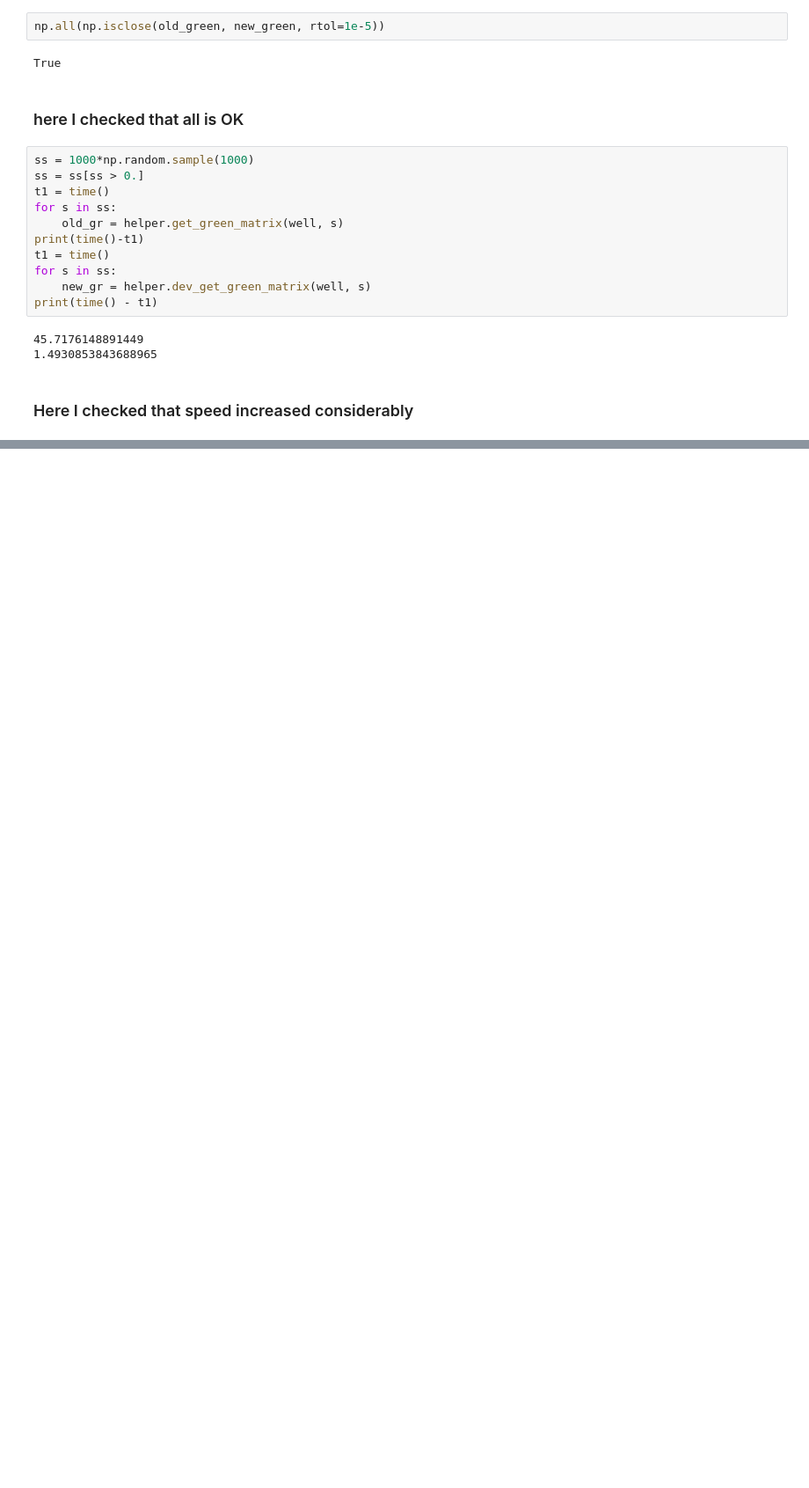
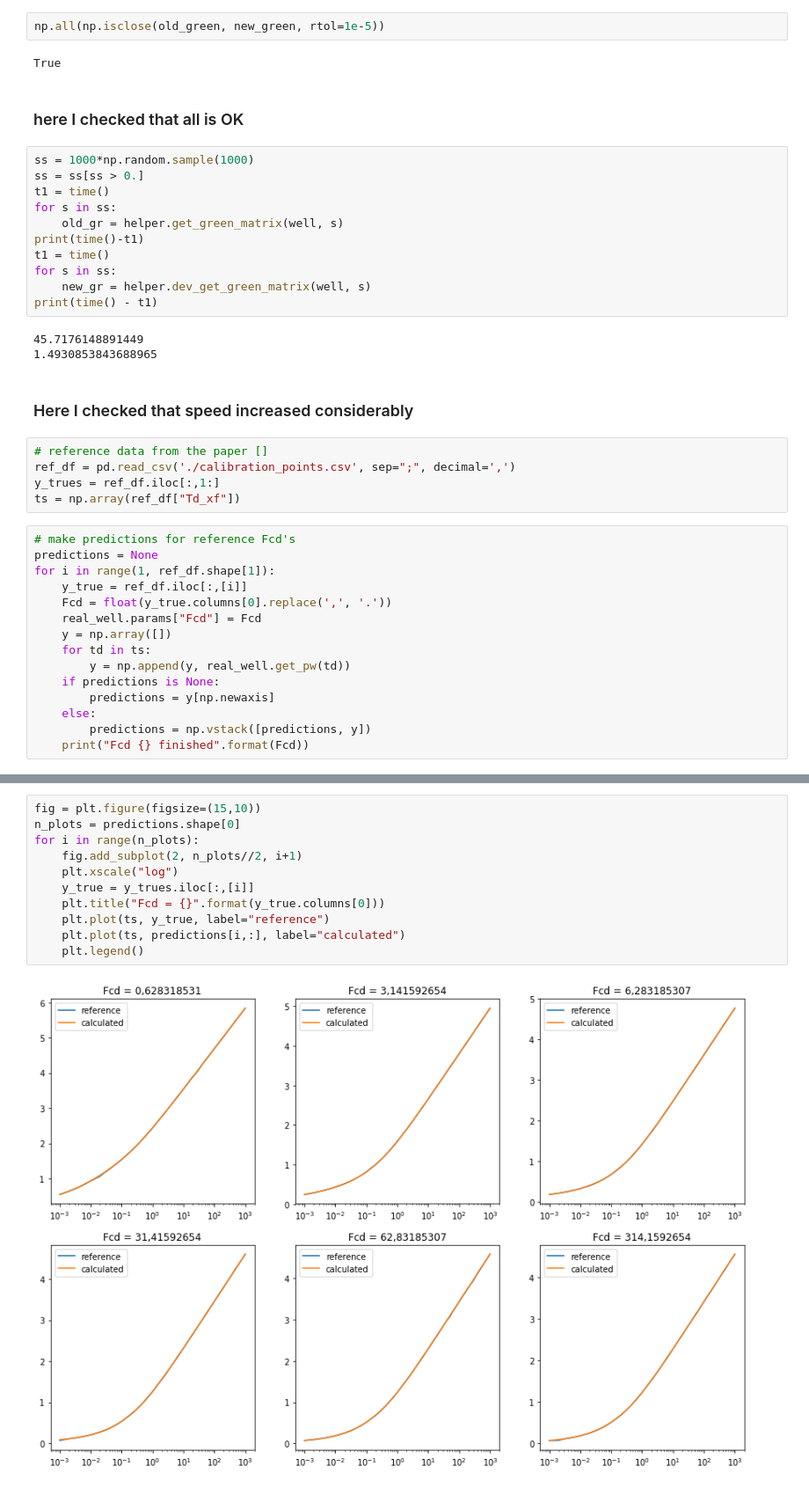
Before and after one commit to dmitrydi/pd_lapl, a Jupyter notebook: check_new_green_matrix.ipynb, the cells around one changed output, grey strips where cells are left out. Shown: that part at 88% size. Cells and saved outputs as stored; diff of their text form; blank space fills up the shorter version.

```diff
--- a/check_new_green_matrix.ipynb
+++ b/check_new_green_matrix.ipynb
@@ -52,3 +48,23 @@ print(time() - t1)
 1.4930853843688965
 # %% [markdown]
 ### Here I checked that speed increased considerably
+# %%
+# reference data from the paper []
+ref_df = pd.read_csv('./calibration_points.csv', sep=";", decimal=',')
+y_trues = ref_df.iloc[:,1:]
+ts = np.array(ref_df["Td_xf"])
+# %%
+# make predictions for reference Fcd's
+predictions = None
+for i in range(1, ref_df.shape[1]):
+    y_true = ref_df.iloc[:,[i]]
+    Fcd = float(y_true.columns[0].replace(',', '.'))
+    real_well.params["Fcd"] = Fcd
+    y = np.array([])
+    for td in ts:
+        y = np.append(y, real_well.get_pw(td))
+    if predictions is None:
+        predictions = y[np.newaxis]
+    else:
+        predictions = np.vstack([predictions, y])
+    print("Fcd {} finished".format(Fcd))
@@ -54,0 +78,13 @@ print(time() - t1)
+# %%
+fig = plt.figure(figsize=(15,10))
+n_plots = predictions.shape[0]
+for i in range(n_plots):
+    fig.add_subplot(2, n_plots//2, i+1)
+    plt.xscale("log")
+    y_true = y_trues.iloc[:,[i]]
+    plt.title("Fcd = {}".format(y_true.columns[0]))
+    plt.plot(ts, y_true, label="reference")
+    plt.plot(ts, predictions[i,:], label="calculated")
+    plt.legend()
+# %% [output]
+[figure, added]
```
Also changed, not shown: parts of 3 cells of this notebook, 5 other files.
